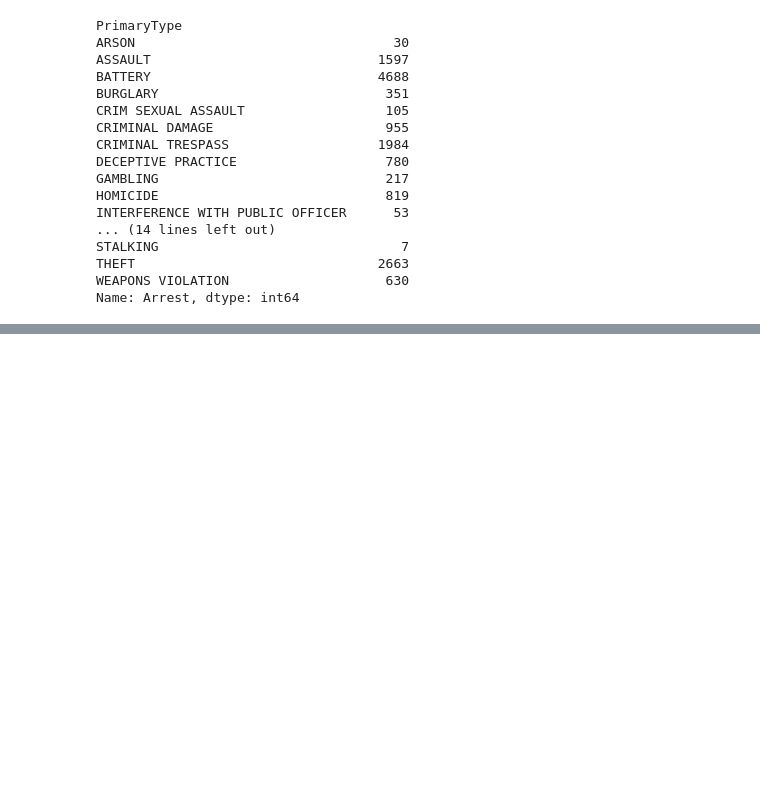
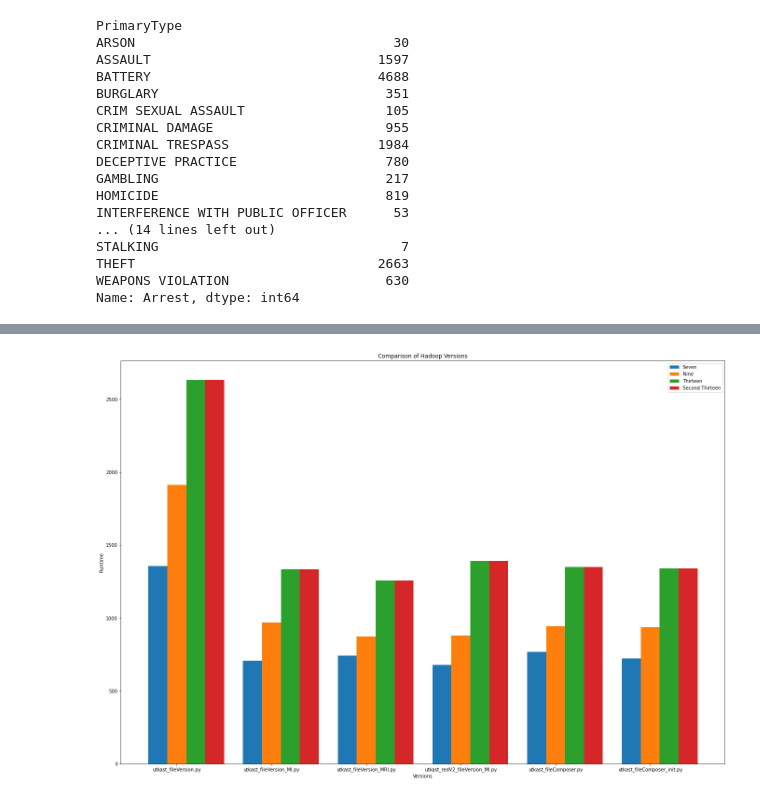
Before and after one commit to Mintra99/chicago-crime-hadoop, a Jupyter notebook: kladd.ipynb, the cells around one changed output, grey strips where cells are left out. Drawn from its saved outputs; the diff is of its cells as text; code cells hidden in the pictures; blank space fills up the shorter version.

```diff
--- a/kladd.ipynb
+++ b/kladd.ipynb
@@ -129,0 +203,51 @@ plt.show()
+# %%
+"""
+import numpy as np
+import matplotlib.pyplot as plt
+
+runtime = [[1357, 706, 741, 678, 766, 721],
+[2632, 1332, 1258, 1392, 1348, 1339],
+[2469, 1349, 1319, 1385, 1206, 1309]]
+# versions = ["utkast_fileVersion.py",
+versions ["utkast_fileVersion.py", "utkast_fileVersion_MI.py", "utkast_fileVersion_MRI.py",
+"utkast_redV2_fileVersion_MI.py", "utkast_fileComposer.py", "utkast_fileComposer_init.py"]
+V_x = np.arange(len(versions))
+
+fig = plt.figure()
+)
+ax.bar(V_x+0.00, runtime[0], color = 'b', width=0.25)
+ax.bar(V_x+0.25, runtime[1], color = 'g', width=0.25)
+ax.bar(V_x+0.50, runtime[2], color = 'r', width=0.25)
+plt.show()
+"""
+import numpy as np
+import matplotlib.pyplot as plt
+
+X = ["utkast_fileVersion.py", "utkast_fileVersion_MI.py", "utkast_fileVersion_MRI.py",
+"utkast_redV2_fileVersion_MI.py", "utkast_fileComposer.py", "utkast_fileComposer_init.py"]
+
+Spark = [39, 172, 63, 101]
+Seven = [1357, 706, 741, 678, 766, 721]
+Nine = [1914, 970, 874, 879, 942, 937]
+Thirteen = [2632, 1332, 1258, 1392, 1348, 1339]
+Thirteen2 = [2469, 1349, 1319, 1385, 1207, 1310]
+
+# [,
+
+fig = plt.figure()
+X_axis = np.arange(len(X))
+ax = fig.add_axes([0,0,3,3])
+
+plt.bar(X_axis - 0.2, Seven, 0.2, label = 'Seven')
+plt.bar(X_axis + 0.0, Nine, 0.2, label = 'Nine')
+plt.bar(X_axis + 0.2, Thirteen, 0.2, label = 'Thirteen')
+plt.bar(X_axis + 0.4, Thirteen, 0.2, label = 'Second Thirteen')
+
+plt.xticks(X_axis, X)
+plt.xlabel("Versions")
+plt.ylabel("Runtime")
+plt.title("Comparison of Hadoop Versions")
+plt.legend()
+plt.show()
+# %% [output]
+[figure, added]
```
Also changed, not shown: parts of 12 cells of this notebook, 11 other files.
